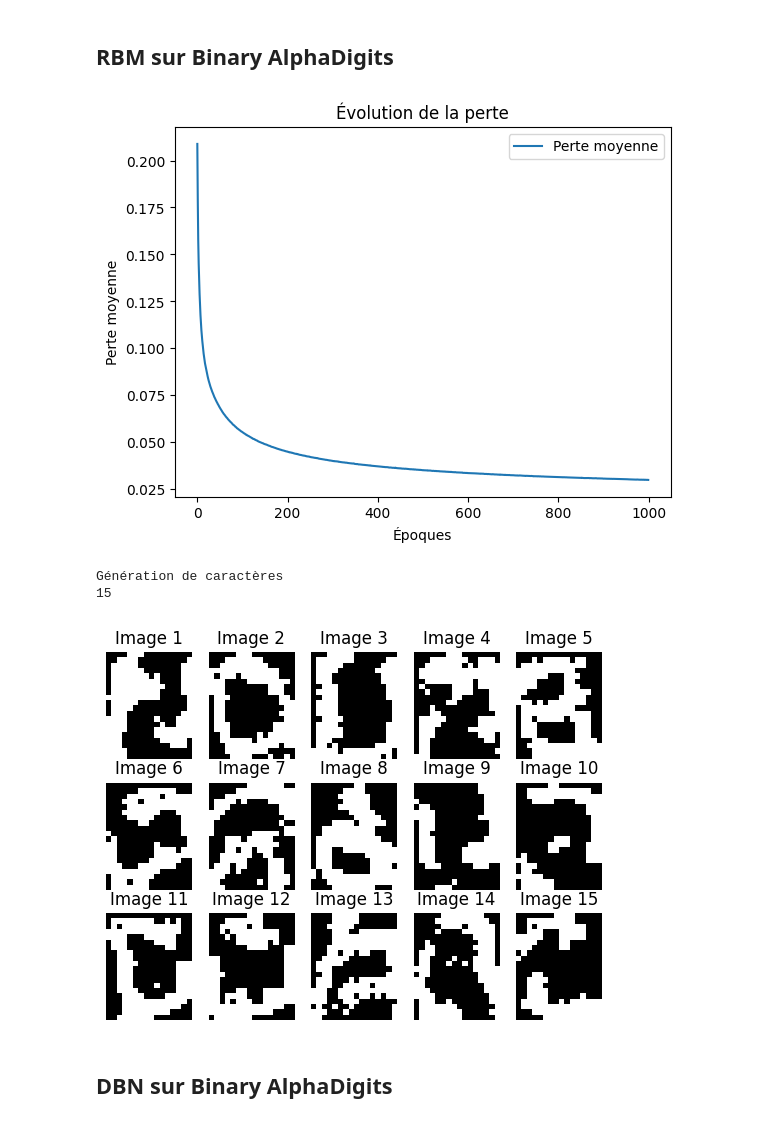
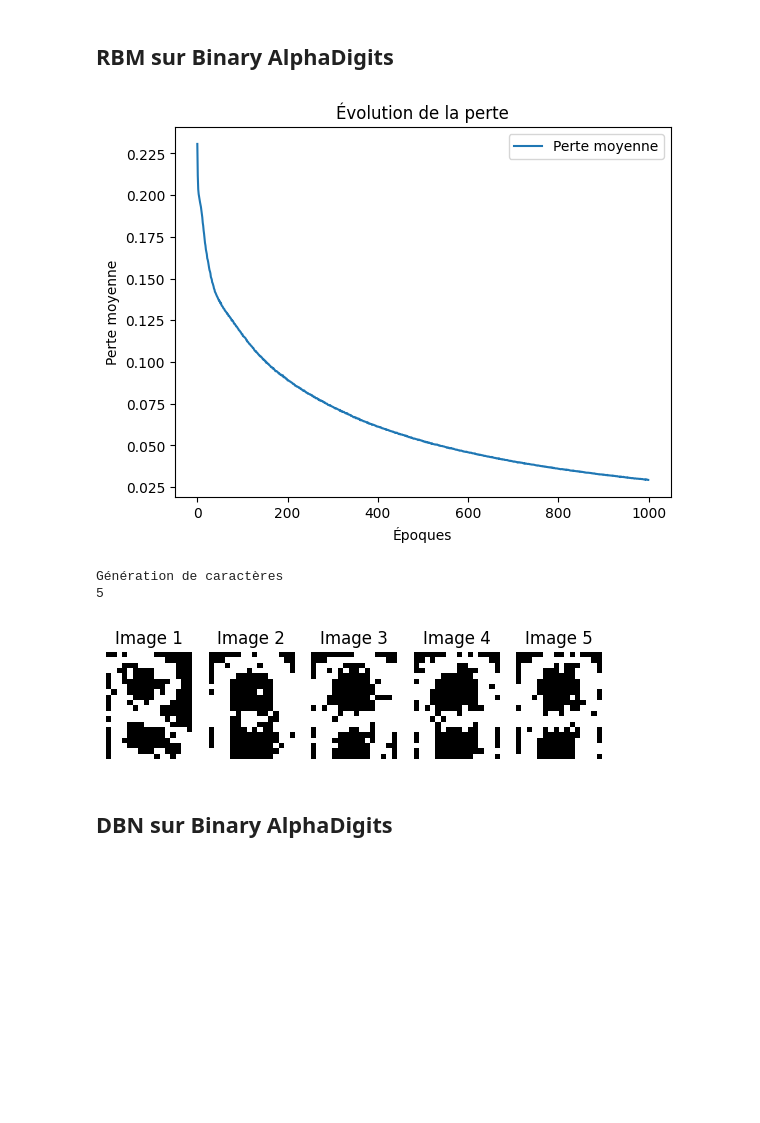
Before and after one commit to NeoSummit/deeplearning, a Jupyter notebook: code.ipynb, the cells around one changed output. Saved outputs shown, nothing was run; the diff lists cells and outputs as text; code cells hidden in the pictures; blank space fills up the shorter version.

```diff
--- a/code.ipynb
+++ b/code.ipynb
@@ -15,7 +15,7 @@ file_path = "data//binaryalphadigs.mat"  # Remplacez par le chemin complet de vo
 data = scipy.io.loadmat(file_path)
 all_labels = [str(data['classlabels'].reshape(36,)[i][0]) for i in range(data['classlabels'].shape[1])]
 all_labels_num = convert_labels_to_numeric(all_labels)
-labels = ['A', 'B', 'C']
+labels = ['A']
 labels_num = convert_labels_to_numeric(labels)
 # %%
 print(all_labels)
@@ -25,7 +25,7 @@ print(convert_labels_to_numeric(all_labels))
 [0, 1, 2, 3, 4, 5, 6, 7, 8, 9, 10, 11, 12, 13, 14, 15, 16, 17, 18, 19, 20, 21, 22, 23, 24, 25, 26, 27, 28, 29, 30, 31, 32, 33, 34, 35]
 # %%
 size_img = (20, 16)
-X = lire_alpha_digit(data, all_labels_num)
+X = lire_alpha_digit(data, labels_num)
 indices  = np.random.choice(X.shape[0], size=10, replace=False)
 display_images(X[indices], size_img)
 # %% [output]
@@ -34,24 +34,24 @@ display_images(X[indices], size_img)
 ## RBM sur Binary AlphaDigits
 # %%
 # Initialisation du RBM
-rbm = RBM(n_visible=320, n_hidden=125)
+rbm = RBM(n_visible=320, n_hidden=64)
 # Entraînement du RBM
 rbm.train(X, epochs=1000, batch_size=10, learning_rate=0.01)
 # %% [output]
-[figure, old version]
+[figure, new version]
 # %%
 print("Génération de caractères")
-n_images = 15
+n_images = 5
 generated_images = rbm.generer_donnees(n_iter=5000, n_images=n_images)
 
 # Afficher les images générées
 display_images(generated_images, size_img)
 
 print(len(generated_images))
 # %% [output]
 Génération de caractères
-15
+5
-[figure, old version]
+[figure, new version]
 # %% [markdown]
 ## DBN sur Binary AlphaDigits
 # %%
```
Also changed, not shown: parts of 15 cells of this notebook, 1 other file.
